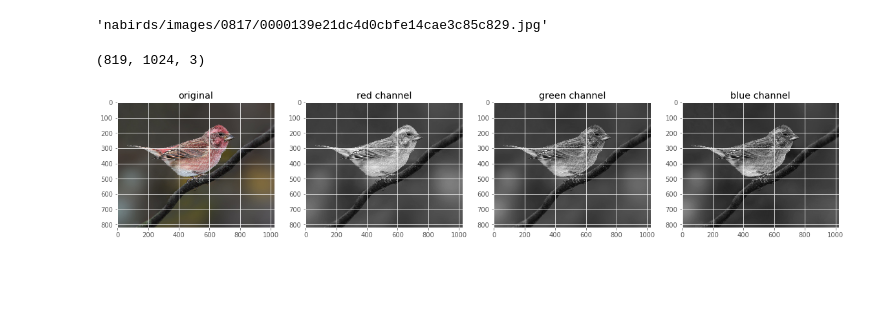
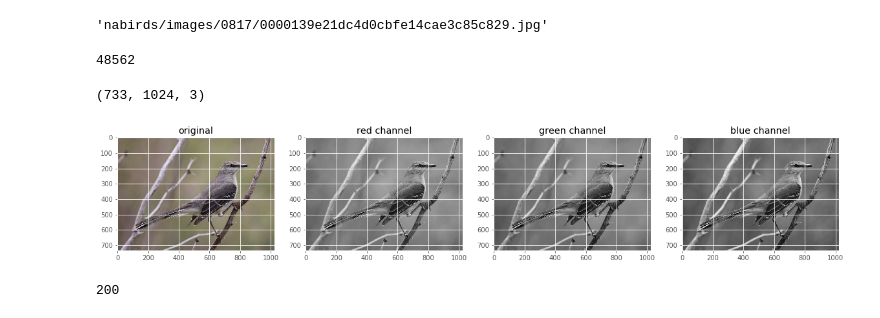
Before and after one commit to cwong690/Birdex, a Jupyter notebook: image_prep.ipynb, the cells around one changed output. Saved outputs shown, nothing was run; the diff lists cells and outputs as text; code cells hidden in the pictures; blank space fills up the shorter version.

```diff
--- a/image_prep.ipynb
+++ b/image_prep.ipynb
@@ -373,5 +373,9 @@ birds_filenames = [x for x in image_paths.values()]
 birds_filenames[0]
 # %% [output]
 'nabirds/images/0817/0000139e21dc4d0cbfe14cae3c85c829.jpg'
+# %%
+len(birds_filenames)
+# %% [output]
+48562
 # %%
-image = Image.open(birds_filenames[0])
+image = Image.open(birds_filenames[3000])
@@ -381,17 +382,17 @@ img=Image.open(filename+'.jpg')
 # %%
-np.array(img).shape
+np.array(image).shape
 # %% [output]
-(819, 1024, 3)
+(733, 1024, 3)
 # %%
 fig, axes = plt.subplots(1, 4, figsize=(20,10))
 
-axes[0].imshow(img)
+axes[0].imshow(image)
 axes[0].set_title('original')
-for ax, channel, name in zip(axes[1:], img.split(), ['red channel', 'green channel', 'blue channel']):
+for ax, channel, name in zip(axes[1:], image.split(), ['red channel', 'green channel', 'blue channel']):
     ax.imshow(channel, cmap='gray')
     ax.set_title(name)
 # %% [output]
-[figure, old version]
+[figure, new version]
 # %%
 # animals = []
 # with open('wcs_camera_traps.json') as f:
@@ -404,0 +408,4 @@ for ax, channel, name in zip(axes[1:], img.split(), ['red channel', 'green chann
+# %%
+climate.status_code
+# %% [output]
+200
```
Also changed, not shown: parts of 3 cells of this notebook.
